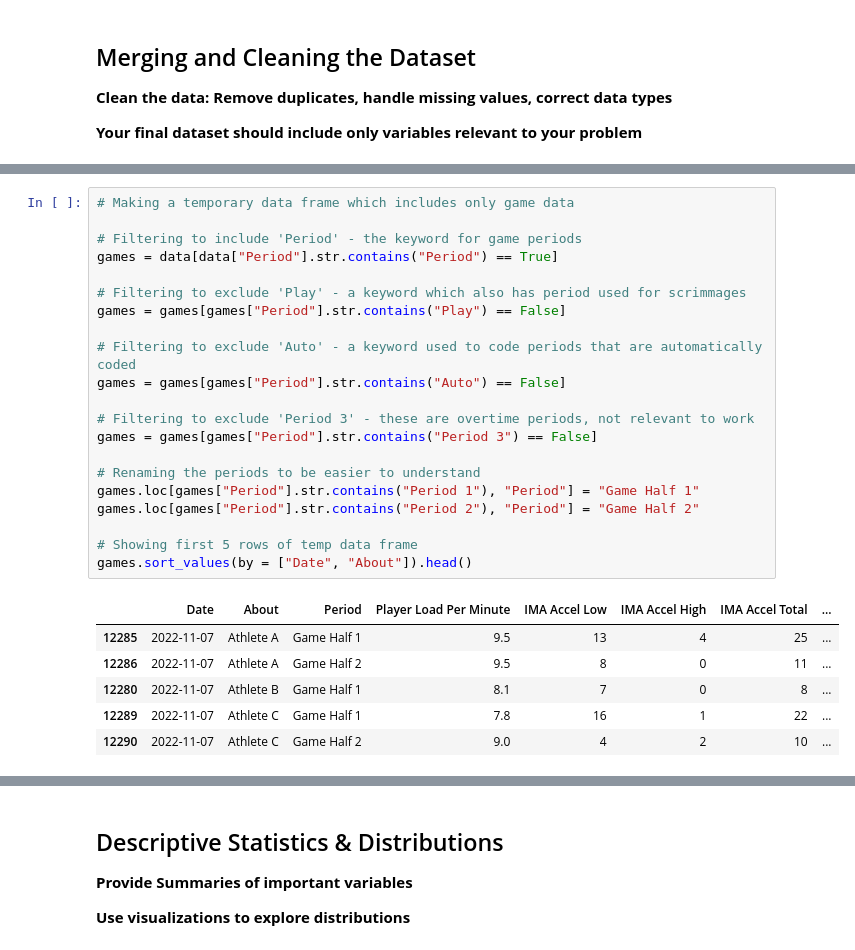
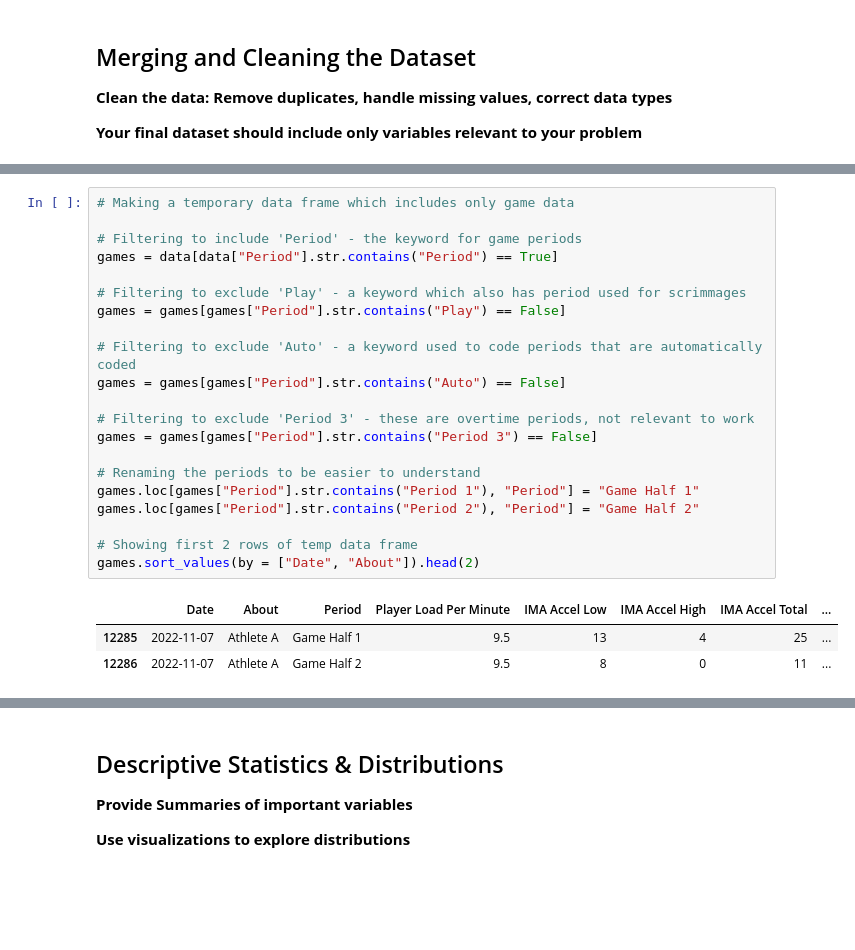
Before and after one commit to mgh2xx/FinalProject, a Jupyter notebook: assignments/EDA.ipynb, the cells around one changed output, grey strips where cells are left out. Cells and saved outputs as stored; diff of their text form; blank space fills up the shorter version.

```diff
--- a/assignments/EDA.ipynb
+++ b/assignments/EDA.ipynb
@@ -82,31 +82,28 @@ data.head(1)
 # %%
 # Making a temporary data frame which includes only game data
 
 # Filtering to include 'Period' - the keyword for game periods
 games = data[data["Period"].str.contains("Period") == True]
 
 # Filtering to exclude 'Play' - a keyword which also has period used for scrimmages
 games = games[games["Period"].str.contains("Play") == False]
 
 # Filtering to exclude 'Auto' - a keyword used to code periods that are automatically coded
 games = games[games["Period"].str.contains("Auto") == False]
 
 # Filtering to exclude 'Period 3' - these are overtime periods, not relevant to work
 games = games[games["Period"].str.contains("Period 3") == False]
 
 # Renaming the periods to be easier to understand
 games.loc[games["Period"].str.contains("Period 1"), "Period"] = "Game Half 1"
 games.loc[games["Period"].str.contains("Period 2"), "Period"] = "Game Half 2"
 
-# Showing first 5 rows of temp data frame
-games.sort_values(by = ["Date", "About"]).head()
+# Showing first 2 rows of temp data frame
+games.sort_values(by = ["Date", "About"]).head(2)
 # %% [output]
 |  | Date | About | Period | Player Load Per Minute | IMA Accel Low | IMA Accel High | IMA Accel Total | ... |
 | 12285 | 2022-11-07 | Athlete A | Game Half 1 | 9.5 | 13 | 4 | 25 | ... |
 | 12286 | 2022-11-07 | Athlete A | Game Half 2 | 9.5 | 8 | 0 | 11 | ... |
-| 12280 | 2022-11-07 | Athlete B | Game Half 1 | 8.1 | 7 | 0 | 8 | ... |
-| 12289 | 2022-11-07 | Athlete C | Game Half 1 | 7.8 | 16 | 1 | 22 | ... |
-| 12290 | 2022-11-07 | Athlete C | Game Half 2 | 9.0 | 4 | 2 | 10 | ... |
 # %%
 # Number of halves by player by date. This will be used to filter out games where the player played only  1 half
 half_counts = games.groupby(['Date', 'About', 'Season'])['Period'].count().reset_index(name = 'Half Count')
```
Also changed, not shown: parts of 16 cells of this notebook.
